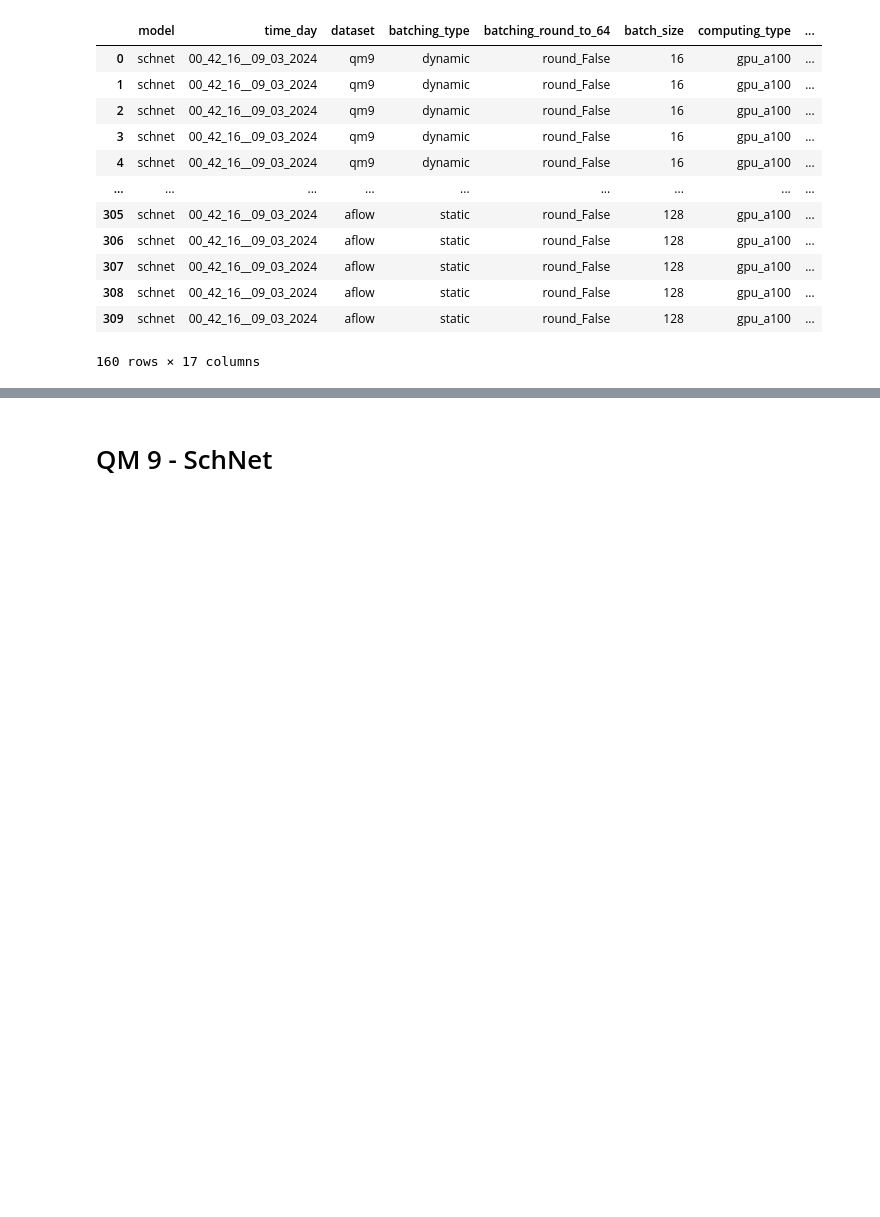
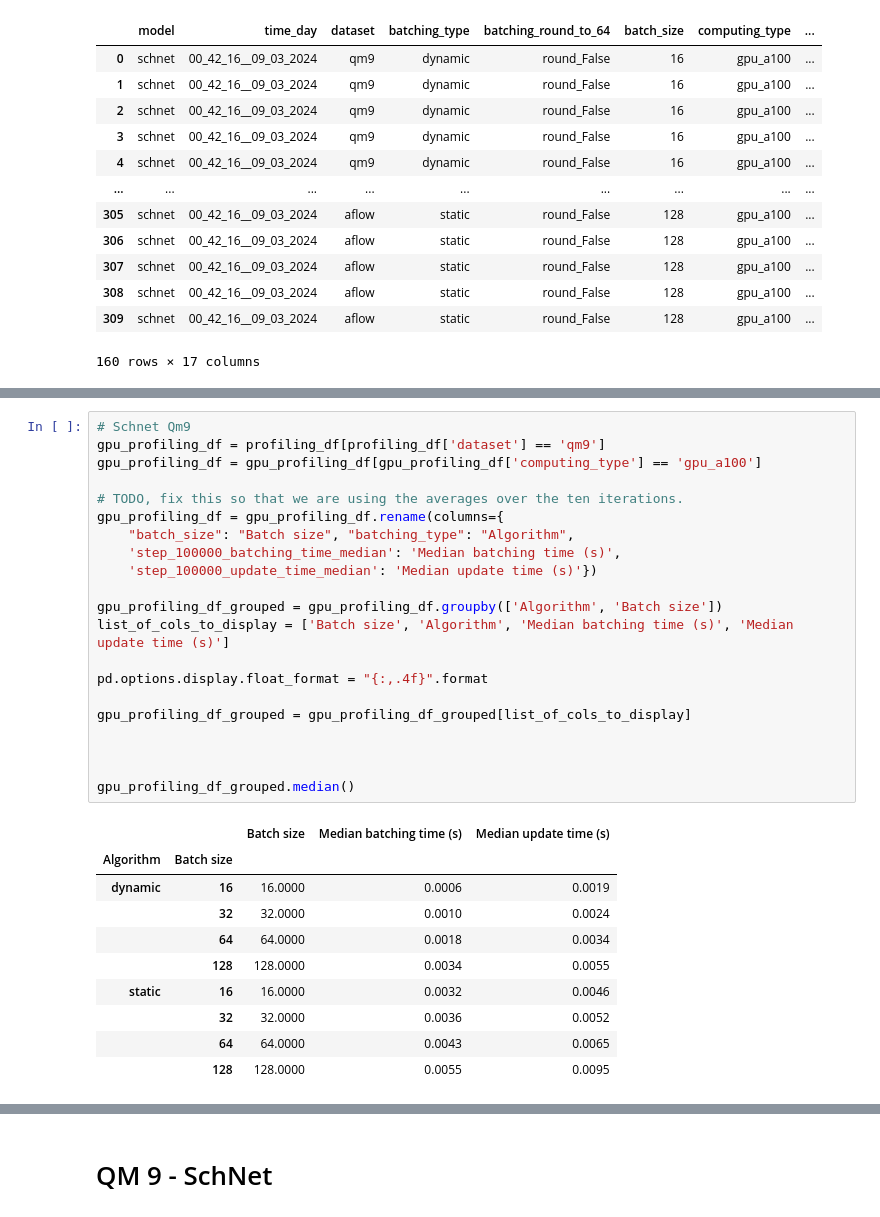
Before and after one commit to tisabe/jraph_MPEU, a Jupyter notebook: jupyter_notebooks/jraph profiling.ipynb, the cells around one changed output, grey strips where cells are left out. Cells and saved outputs as stored; diff of their text form; blank space fills up the shorter version.

```diff
--- a/jupyter_notebooks/jraph profiling.ipynb
+++ b/jupyter_notebooks/jraph profiling.ipynb
@@ -80 +81,33 @@ gpu_profiling_df_grouped.median()
+# %%
+# Schnet Qm9
+gpu_profiling_df = profiling_df[profiling_df['dataset'] == 'qm9']
+gpu_profiling_df = gpu_profiling_df[gpu_profiling_df['computing_type'] == 'gpu_a100']
+
+# TODO, fix this so that we are using the averages over the ten iterations.
+gpu_profiling_df = gpu_profiling_df.rename(columns={
+    "batch_size": "Batch size", "batching_type": "Algorithm",
+    'step_100000_batching_time_median': 'Median batching time (s)',
+    'step_100000_update_time_median': 'Median update time (s)'})
+
+gpu_profiling_df_grouped = gpu_profiling_df.groupby(['Algorithm', 'Batch size'])
+list_of_cols_to_display = ['Batch size', 'Algorithm', 'Median batching time (s)', 'Median update time (s)']
+
+pd.options.display.float_format = "{:,.4f}".format
+
+gpu_profiling_df_grouped = gpu_profiling_df_grouped[list_of_cols_to_display]
+
+
+
+gpu_profiling_df_grouped.median()
+# %% [output]
+|  |  | Batch size | Median batching time (s) | Median update time (s) |
+| Algorithm | Batch size |  |  |  |
+| dynamic | 16 | 16.0000 | 0.0006 | 0.0019 |
+|  | 32 | 32.0000 | 0.0010 | 0.0024 |
+|  | 64 | 64.0000 | 0.0018 | 0.0034 |
+|  | 128 | 128.0000 | 0.0034 | 0.0055 |
+| static | 16 | 16.0000 | 0.0032 | 0.0046 |
+|  | 32 | 32.0000 | 0.0036 | 0.0052 |
+|  | 64 | 64.0000 | 0.0043 | 0.0065 |
+|  | 128 | 128.0000 | 0.0055 | 0.0095 |
 # %%
```
Also changed, not shown: parts of 4 cells of this notebook, 1 other file.
